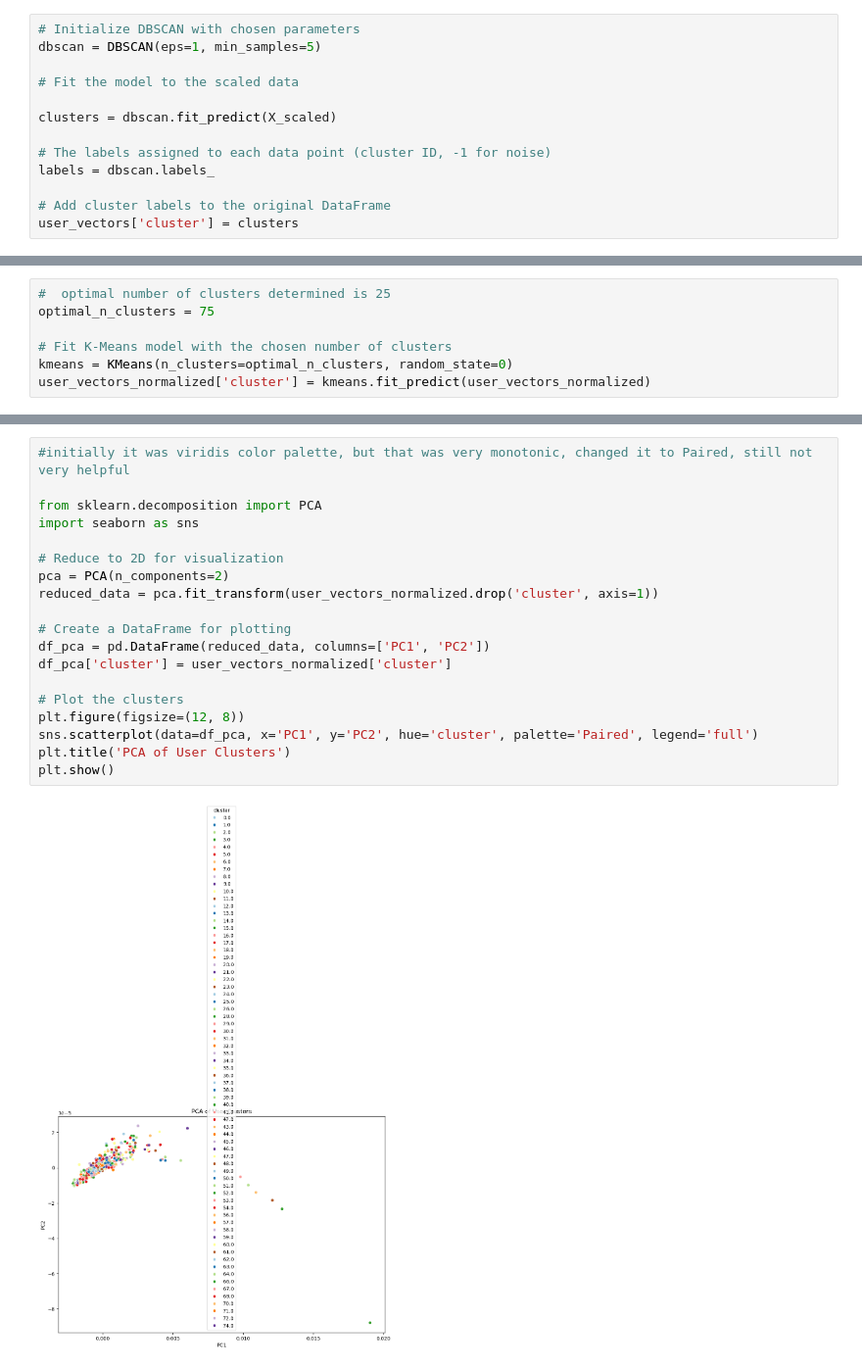
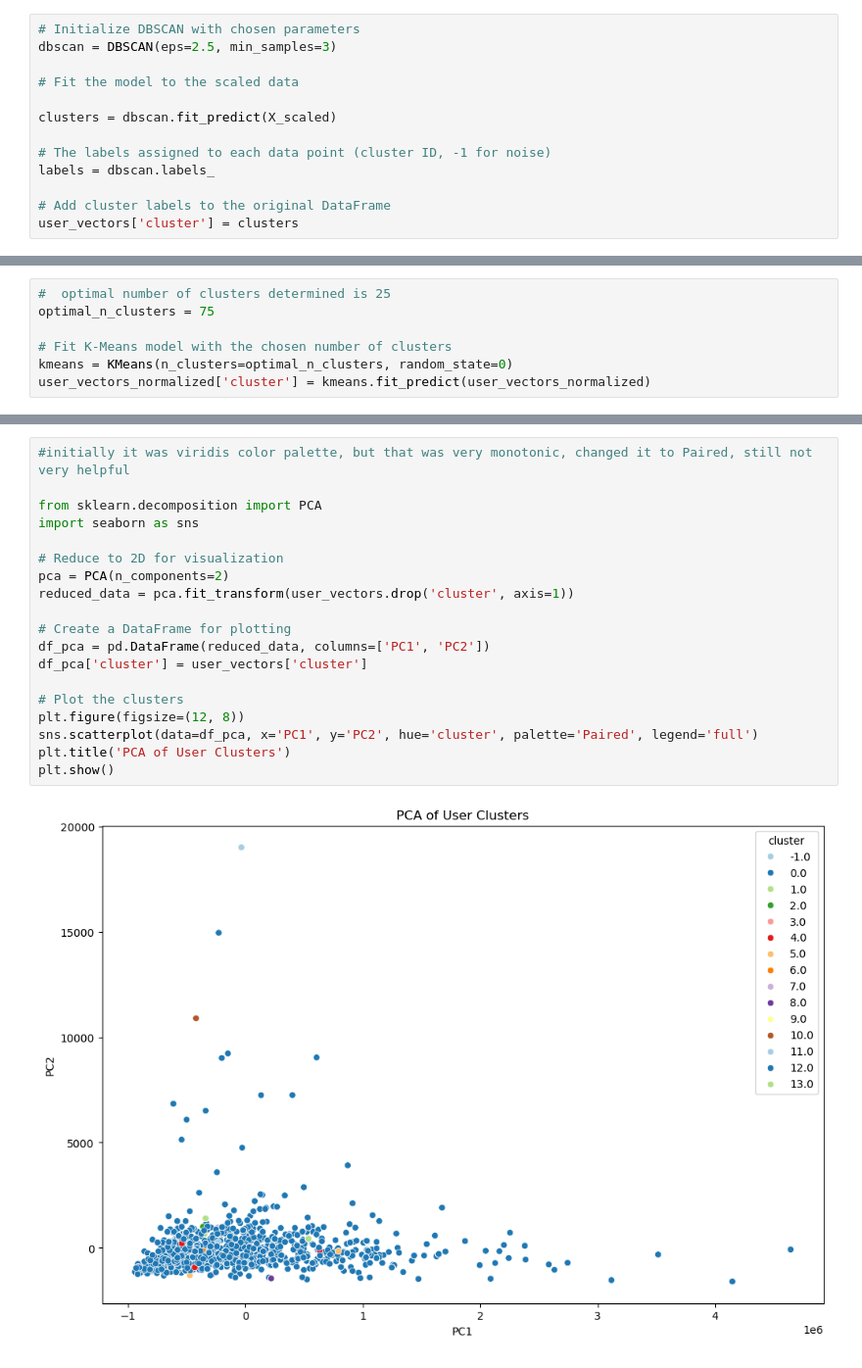
Before and after one commit to LeaKleemann/HA_MaschinellesLernen_MADS23oB, a Jupyter notebook: userlcuster05dbscan.ipynb, the cells around one changed output, grey strips where cells are left out. Shown at 98% size. Drawn from its saved outputs; the diff is of its cells as text.

```diff
--- a/userlcuster05dbscan.ipynb
+++ b/userlcuster05dbscan.ipynb
@@ -272,7 +272,7 @@ X_scaled = scaler.fit_transform(user_vectors)
 from sklearn.preprocessing import StandardScaler
 # %%
 # Initialize DBSCAN with chosen parameters
-dbscan = DBSCAN(eps=1, min_samples=5)
+dbscan = DBSCAN(eps=2.5, min_samples=3)
 
 # Fit the model to the scaled data
 
@@ -486,24 +561,24 @@ cluster
 # %%
 #initially it was viridis color palette, but that was very monotonic, changed it to Paired, still not very helpful
 
 from sklearn.decomposition import PCA
 import seaborn as sns
 
 # Reduce to 2D for visualization
 pca = PCA(n_components=2)
-reduced_data = pca.fit_transform(user_vectors_normalized.drop('cluster', axis=1))
+reduced_data = pca.fit_transform(user_vectors.drop('cluster', axis=1))
 
 # Create a DataFrame for plotting
 df_pca = pd.DataFrame(reduced_data, columns=['PC1', 'PC2'])
-df_pca['cluster'] = user_vectors_normalized['cluster']
+df_pca['cluster'] = user_vectors['cluster']
 
 # Plot the clusters
 plt.figure(figsize=(12, 8))
 sns.scatterplot(data=df_pca, x='PC1', y='PC2', hue='cluster', palette='Paired', legend='full')
 plt.title('PCA of User Clusters')
 plt.show()
 # %% [output]
-[figure, old version]
+[figure, new version]
 # %%
 # trying out 3d visualization, see if that helps, tried out with 25 clusters, very unsatisfying, trying with 75 clusters, not really helping either
 # prepare data for it
```
Also changed, not shown: parts of 10 cells of this notebook, 1 other file.
